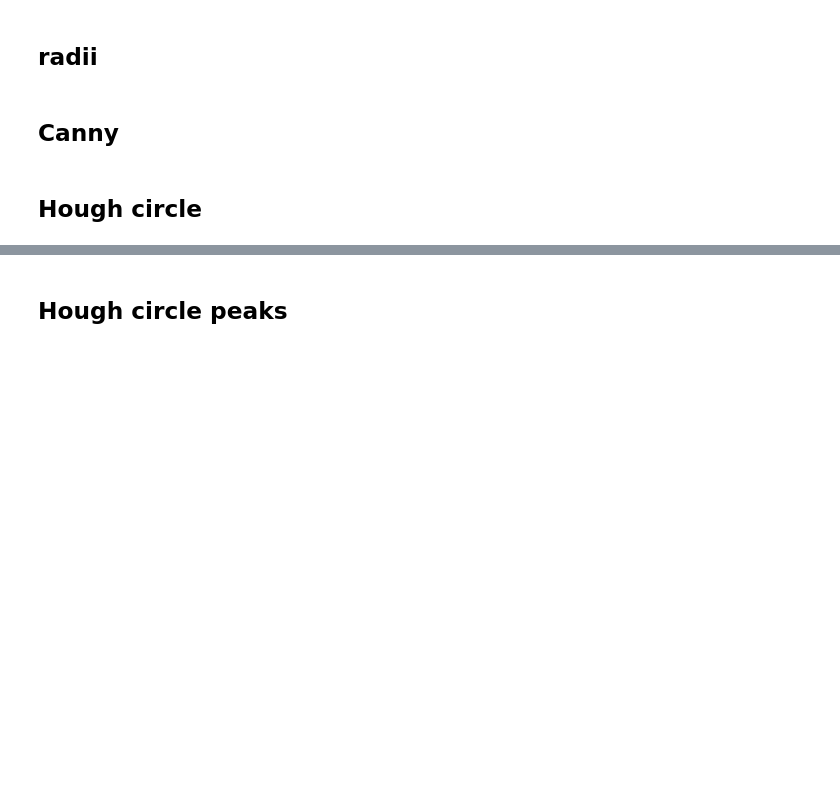
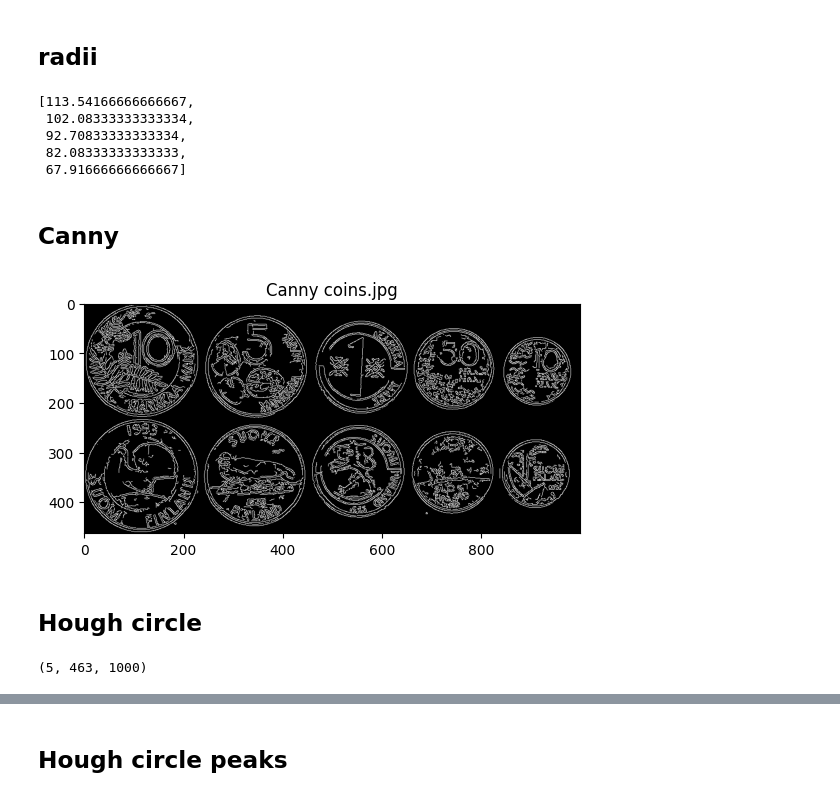
Before and after one commit to marekd6/CV1_labs, a Jupyter notebook: Assignment 03-20251203/cv1_3_1.ipynb, the cells around one changed output, grey strips where cells are left out. Drawn from its saved outputs; the diff is of its cells as text; code cells hidden in the pictures; blank space fills up the shorter version.

```diff
--- a/Assignment 03-20251203/cv1_3_1.ipynb
+++ b/Assignment 03-20251203/cv1_3_1.ipynb
@@ -63,4 +68,19 @@ img = load_display_img(pth)
+# %%
+rs = [27.25, 24.5, 22.25, 19.7, 16.3]
+rs = [r/2/resolution for r in rs]
+rs
+# %% [output]
+[113.54166666666667,
+ 102.08333333333334,
+ 92.70833333333334,
+ 82.08333333333333,
+ 67.91666666666667]
 # %% [markdown]
 ## Canny
+# %%
+img_edge = ski.feature.canny(img)
+show_img(img_edge, pth, 'Canny')
+# %% [output]
+[figure, added]
 # %% [markdown]
 ## Hough circle
@@ -66,0 +89,4 @@ img = load_display_img(pth)
+# %%
+h_circles.shape
+# %% [output]
+(5, 463, 1000)
```
Also changed, not shown: parts of 4 cells of this notebook.
